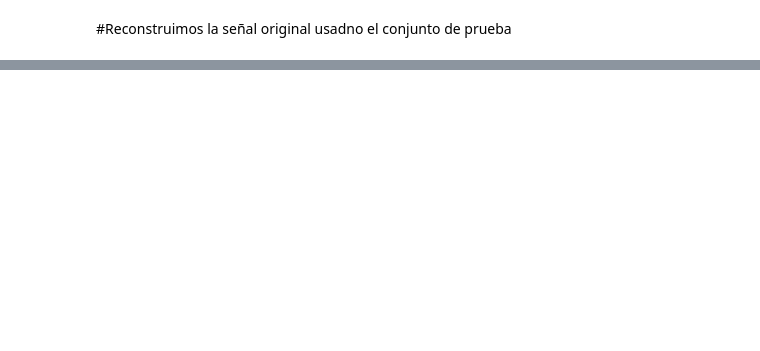
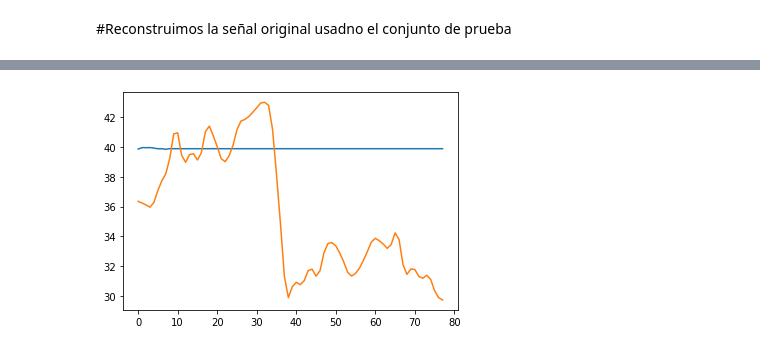
Before and after one commit to MiguelAngelLiera/Stock_Exchange_NN_PP, a Jupyter notebook: src/pre_procesing.ipynb, the cells around one changed output, grey strips where cells are left out. Saved outputs shown, nothing was run; the diff lists cells and outputs as text; code cells hidden in the pictures; blank space fills up the shorter version.

```diff
--- a/src/pre_procesing.ipynb
+++ b/src/pre_procesing.ipynb
@@ -504,3 +564,11 @@ tensor([0.2010, 0.1992, 0.1881, 0.1916, 0.1950, 0.1926, 0.1991, 0.1987, 0.2049,
+# %%
+
+
+plt.plot(range(len(predicciones_d[0])),predicciones_d[0])
+plt.plot(range(len(components_p[0])),components_p[0])
+plt.show()
+# %% [output]
+[figure, added]
 # %%
 # cA_p = [utls.desnormalizar(vect) for vect in utls.genera_prediccion_1(coeffs_n_prueba_8_1[0],red_A1,8).detach().numpy()]
 # cD_1_p = [utls.desnormalizar(vect) for vect in utls.genera_prediccion_1(coeffs_n_prueba_8_1[1],red_D1,8).detach().numpy()]
```
Also changed, not shown: parts of 14 cells of this notebook, 9 other files.
